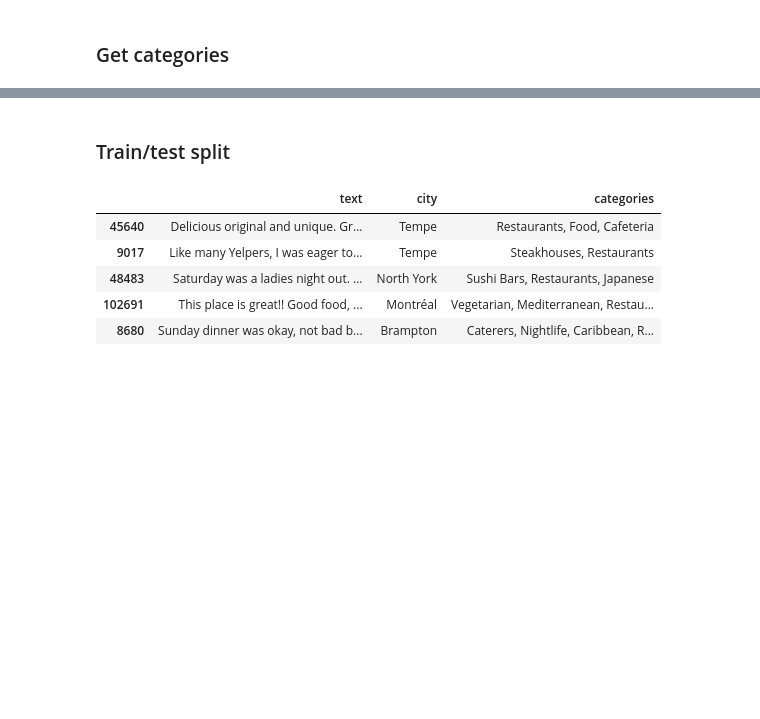
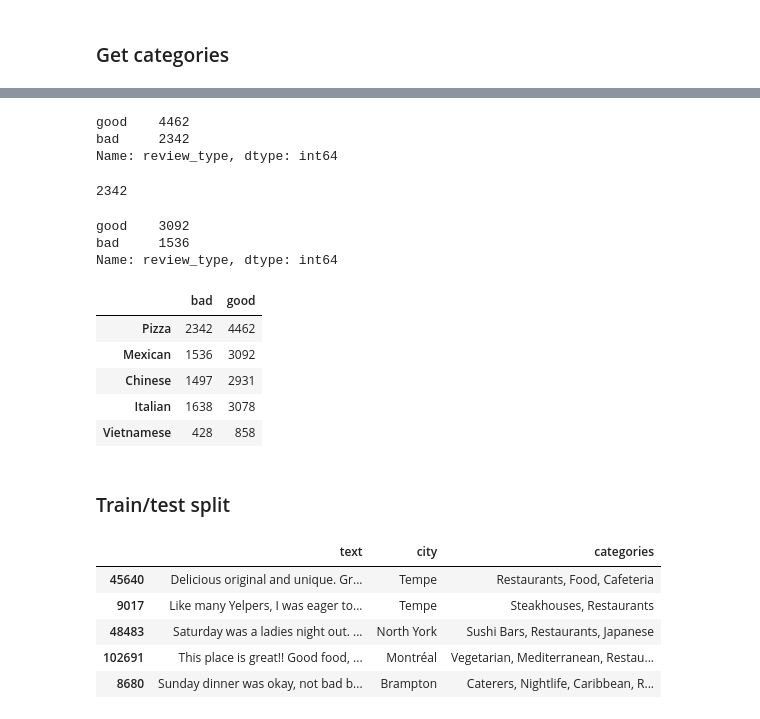
Before and after one commit to liangvi/Visualization_Demo_D3, a Jupyter notebook: Reviews.ipynb, the cells around one changed output, grey strips where cells are left out. Saved outputs shown, nothing was run; the diff lists cells and outputs as text; code cells hidden in the pictures; blank space fills up the shorter version.

```diff
--- a/Reviews.ipynb
+++ b/Reviews.ipynb
@@ -174,0 +201,7 @@ Name: categories, Length: 31076, dtype: int64
+# %%
+temp = joined['categories'].str.contains('Mexican', regex=False)
+temp = temp.fillna(False)
+mexican = joined[temp]
+mexican.loc[mexican['stars_r'] > 3, 'review_type'] = "good"
+mexican.loc[mexican['stars_r'] <= 3, 'review_type'] = "bad"
+m_types = mexican['review_type'].value_counts()
@@ -174,0 +221,7 @@ Name: categories, Length: 31076, dtype: int64
+# %%
+temp = joined['categories'].str.contains('Chinese', regex=False)
+temp = temp.fillna(False)
+chinese = joined[temp]
+chinese.loc[chinese['stars_r'] > 3, 'review_type'] = "good"
+chinese.loc[chinese['stars_r'] <= 3, 'review_type'] = "bad"
+c_types = chinese['review_type'].value_counts()
@@ -174,0 +241,7 @@ Name: categories, Length: 31076, dtype: int64
+# %%
+temp = joined['categories'].str.contains('Italian', regex=False)
+temp = temp.fillna(False)
+italian = joined[temp]
+italian.loc[italian['stars_r'] > 3, 'review_type'] = "good"
+italian.loc[italian['stars_r'] <= 3, 'review_type'] = "bad"
+i_types = italian['review_type'].value_counts()
@@ -174,0 +261,7 @@ Name: categories, Length: 31076, dtype: int64
+# %%
+temp = joined['categories'].str.contains('Vietnamese', regex=False)
+temp = temp.fillna(False)
+vietnamese = joined[temp]
+vietnamese.loc[vietnamese['stars_r'] > 3, 'review_type'] = "good"
+vietnamese.loc[vietnamese['stars_r'] <= 3, 'review_type'] = "bad"
+v_types = vietnamese['review_type'].value_counts()
@@ -175,3 +279,30 @@ Name: categories, Length: 31076, dtype: int64
+# %%
+p_types
+# %% [output]
+good    4462
+bad     2342
+Name: review_type, dtype: int64
+# %%
+p_types[1]
+# %% [output]
+2342
+# %%
+m_types
+# %% [output]
+good    3092
+bad     1536
+Name: review_type, dtype: int64
+# %%
+d = {'bad': [p_types[1], m_types[1], c_types[1], i_types[1], v_types[1]], 'good': [p_types[0], m_types[0], c_types[0], i_types[0], v_types[0]]}
+review_types = pd.DataFrame(data=d, index=['Pizza', 'Mexican', 'Chinese', 'Italian', 'Vietnamese'])
+review_types
+# %% [output]
+|  | bad | good |
+| Pizza | 2342 | 4462 |
+| Mexican | 1536 | 3092 |
+| Chinese | 1497 | 2931 |
+| Italian | 1638 | 3078 |
+| Vietnamese | 428 | 858 |
 # %%
 #https://www.w3schools.com/python/ref_string_join.asp
 def tokenize(string):
```
Also changed, not shown: parts of 41 cells of this notebook, 2 other files.
